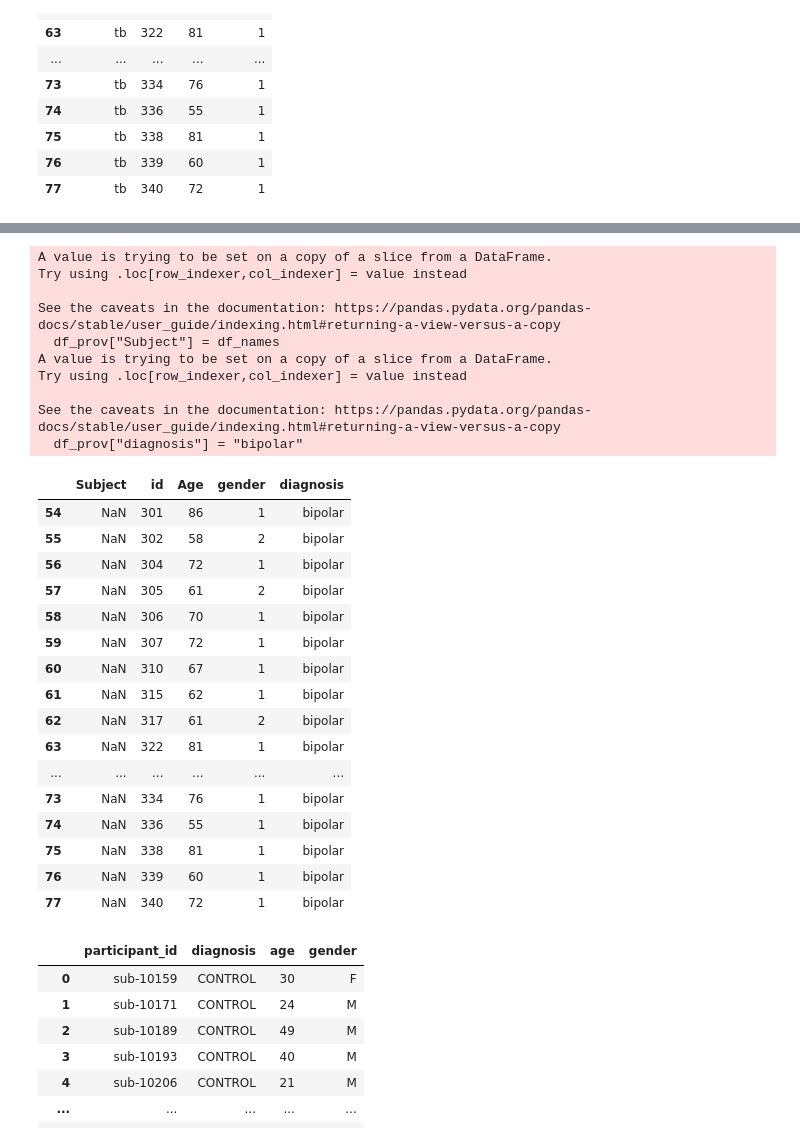
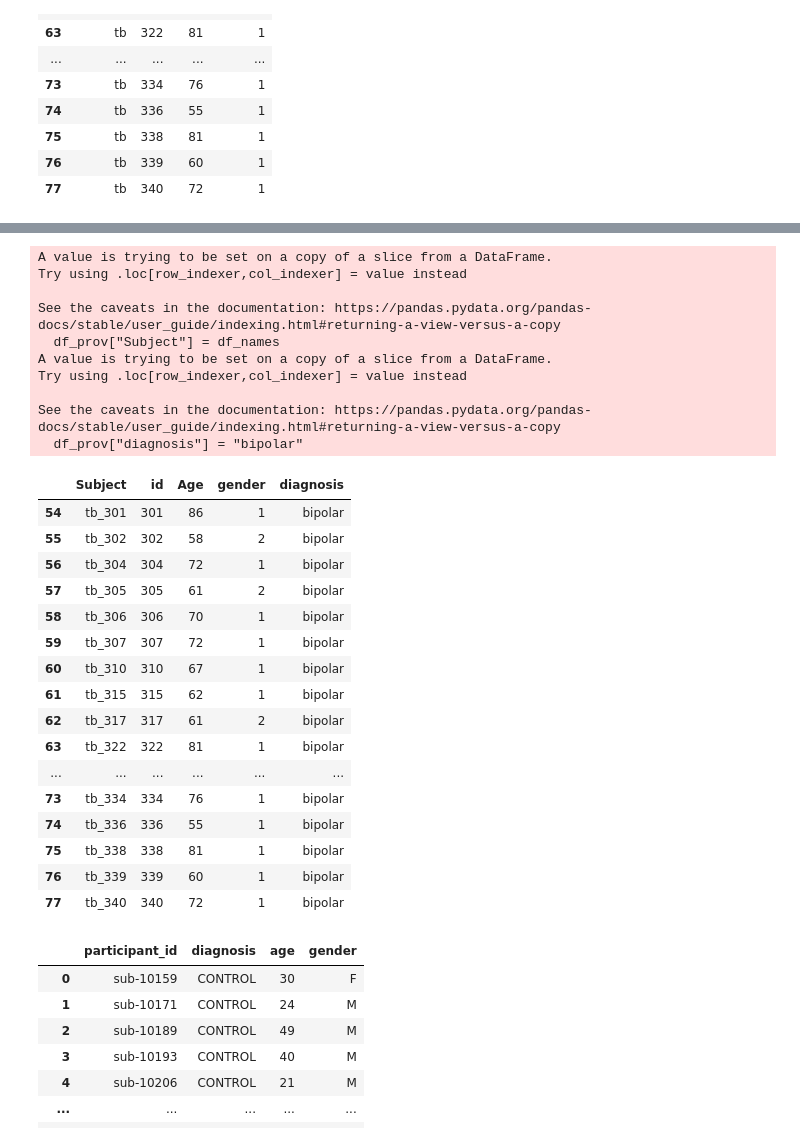
Before and after one commit to A-Cronnex/MRI-Project-2025, a Jupyter notebook: BIpolar_Corrected_CSV/CREATE_CSV.ipynb, the cells around one changed output, grey strips where cells are left out. Saved outputs shown, nothing was run; the diff lists cells and outputs as text; code cells hidden in the pictures.

Commit message:
created bipolar csv

```diff
--- a/BIpolar_Corrected_CSV/CREATE_CSV.ipynb
+++ b/BIpolar_Corrected_CSV/CREATE_CSV.ipynb
@@ -24,4 +24,5 @@ df_prov
 | 76 | tb | 339 | 60 | 1 |
 | 77 | tb | 340 | 72 | 1 |
 # %%
-df_names = pd.Series(["tb_" + str(number) for number in df_prov["id"]])
+df_names = pd.Series(["tb_" + str(number) for number in df_prov["id"]], index = df_prov.index)
+df_names
@@ -28,37 +47,36 @@ df_names = pd.Series(["tb_" + str(number) for number in df_prov["id"]])
 # %%
 df_prov["Subject"] = df_names
 #df_prov.drop(labels ="id")
-df_prov.drop(columns = 'id')
 df_prov["diagnosis"] = "bipolar"
 df_prov
 # %% [output]
 A value is trying to be set on a copy of a slice from a DataFrame.
 Try using .loc[row_indexer,col_indexer] = value instead
 
 See the caveats in the documentation: https://pandas.pydata.org/pandas-docs/stable/user_guide/indexing.html#returning-a-view-versus-a-copy
   df_prov["Subject"] = df_names
 A value is trying to be set on a copy of a slice from a DataFrame.
 Try using .loc[row_indexer,col_indexer] = value instead
 
 See the caveats in the documentation: https://pandas.pydata.org/pandas-docs/stable/user_guide/indexing.html#returning-a-view-versus-a-copy
   df_prov["diagnosis"] = "bipolar"
 |  | Subject | id | Age | gender | diagnosis |
-| 54 | NaN | 301 | 86 | 1 | bipolar |
-| 55 | NaN | 302 | 58 | 2 | bipolar |
-| 56 | NaN | 304 | 72 | 1 | bipolar |
-| 57 | NaN | 305 | 61 | 2 | bipolar |
-| 58 | NaN | 306 | 70 | 1 | bipolar |
-| 59 | NaN | 307 | 72 | 1 | bipolar |
-| 60 | NaN | 310 | 67 | 1 | bipolar |
-| 61 | NaN | 315 | 62 | 1 | bipolar |
-| 62 | NaN | 317 | 61 | 2 | bipolar |
-| 63 | NaN | 322 | 81 | 1 | bipolar |
+| 54 | tb_301 | 301 | 86 | 1 | bipolar |
+| 55 | tb_302 | 302 | 58 | 2 | bipolar |
+| 56 | tb_304 | 304 | 72 | 1 | bipolar |
+| 57 | tb_305 | 305 | 61 | 2 | bipolar |
+| 58 | tb_306 | 306 | 70 | 1 | bipolar |
+| 59 | tb_307 | 307 | 72 | 1 | bipolar |
+| 60 | tb_310 | 310 | 67 | 1 | bipolar |
+| 61 | tb_315 | 315 | 62 | 1 | bipolar |
+| 62 | tb_317 | 317 | 61 | 2 | bipolar |
+| 63 | tb_322 | 322 | 81 | 1 | bipolar |
 | ... | ... | ... | ... | ... | ... |
-| 73 | NaN | 334 | 76 | 1 | bipolar |
-| 74 | NaN | 336 | 55 | 1 | bipolar |
-| 75 | NaN | 338 | 81 | 1 | bipolar |
-| 76 | NaN | 339 | 60 | 1 | bipolar |
-| 77 | NaN | 340 | 72 | 1 | bipolar |
+| 73 | tb_334 | 334 | 76 | 1 | bipolar |
+| 74 | tb_336 | 336 | 55 | 1 | bipolar |
+| 75 | tb_338 | 338 | 81 | 1 | bipolar |
+| 76 | tb_339 | 339 | 60 | 1 | bipolar |
+| 77 | tb_340 | 340 | 72 | 1 | bipolar |
 # %%
 df_part = pd.read_csv("participants.tsv", sep="\t")[["participant_id","diagnosis","age","gender"]]
 df_part
```
Also changed, not shown: parts of 3 cells of this notebook, 1 other file.
